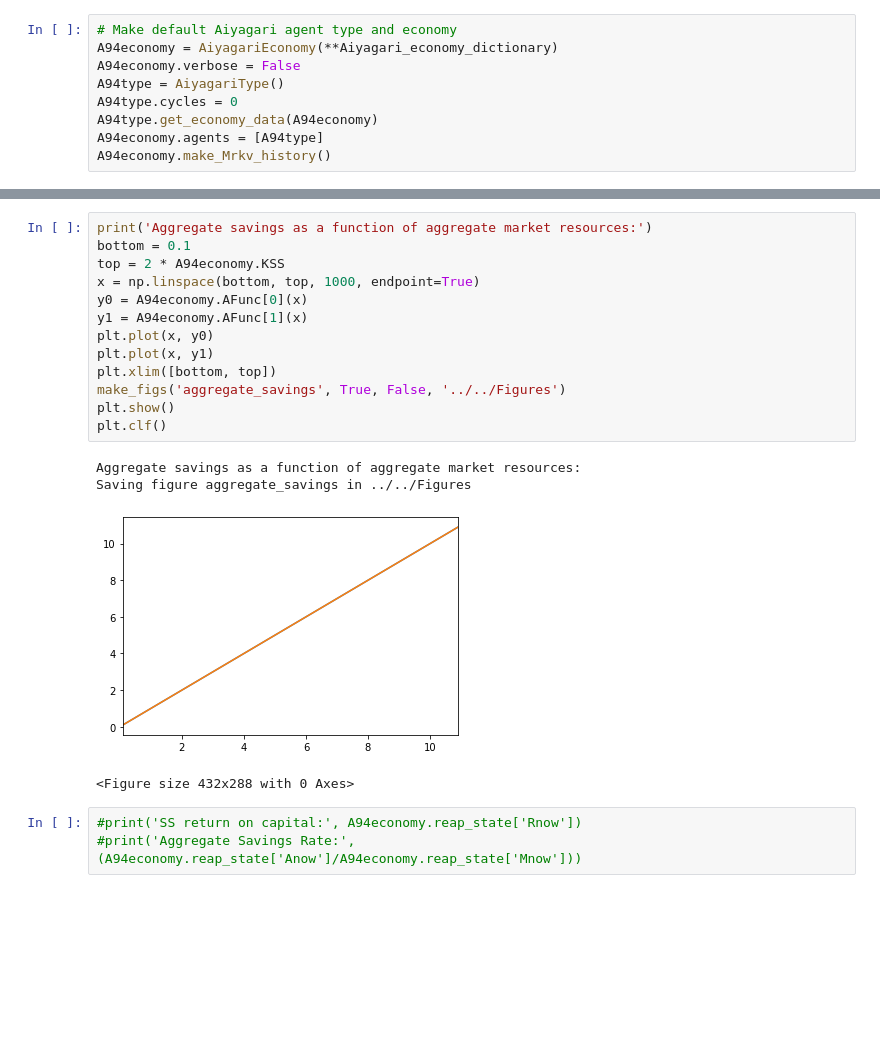
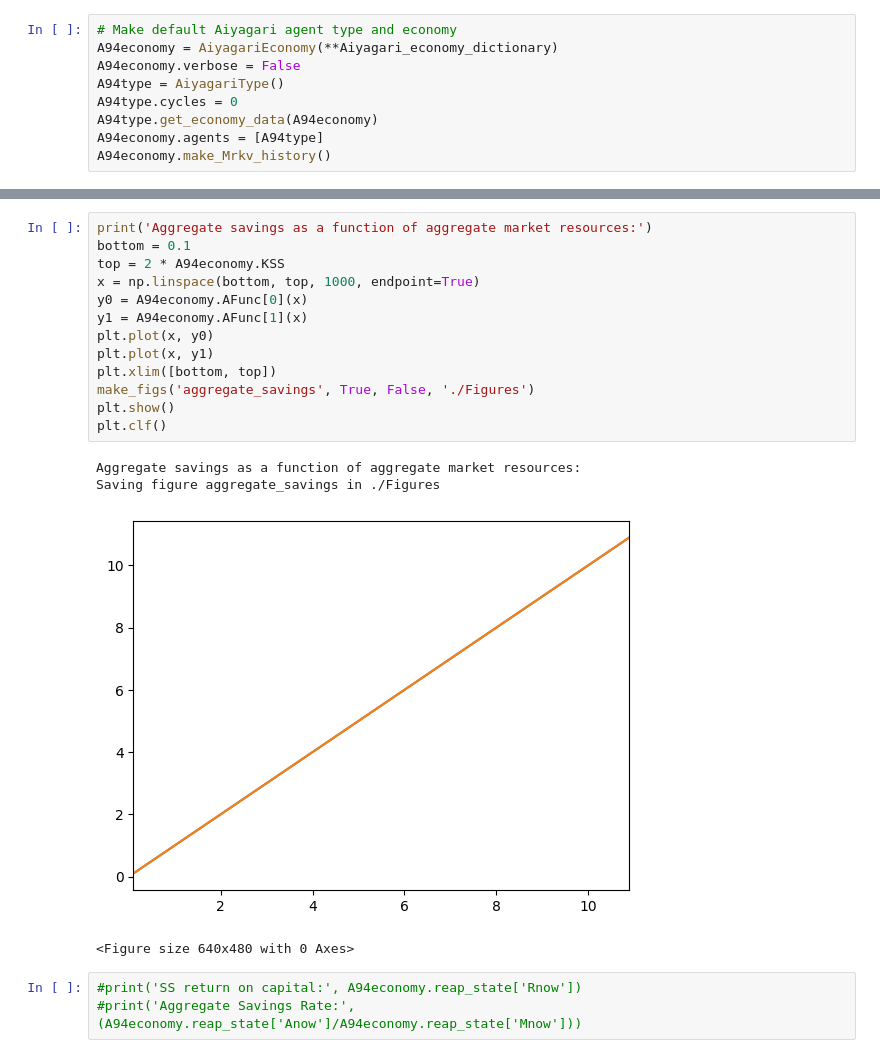
Before and after one commit to Dostenlinus/Aiyagari-HARK, a Jupyter notebook: Aiyagari-HARK.ipynb, the cells around one changed output, grey strips where cells are left out. Cells and saved outputs as stored; diff of their text form; blank space fills up the shorter version.

```diff
--- a/Aiyagari-HARK.ipynb
+++ b/Aiyagari-HARK.ipynb
@@ -256,21 +254,21 @@ Good state: log k' = 0.0717 + 0.9606 log k (r-sq = 0.9143481)
 # %%
 print('Aggregate savings as a function of aggregate market resources:')
 bottom = 0.1
 top = 2 * A94economy.KSS
 x = np.linspace(bottom, top, 1000, endpoint=True)
 y0 = A94economy.AFunc[0](x)
 y1 = A94economy.AFunc[1](x)
 plt.plot(x, y0)
 plt.plot(x, y1)
 plt.xlim([bottom, top])
-make_figs('aggregate_savings', True, False, '../../Figures')
+make_figs('aggregate_savings', True, False, './Figures')
 plt.show()
 plt.clf()
 # %% [output]
 Aggregate savings as a function of aggregate market resources:
-Saving figure aggregate_savings in ../../Figures
+Saving figure aggregate_savings in ./Figures
-[figure, old version]
+[figure, new version]
-<Figure size 432x288 with 0 Axes>
+<Figure size 640x480 with 0 Axes>
 # %%
 #print('SS return on capital:', A94economy.reap_state['Rnow'])
 #print('Aggregate Savings Rate:', (A94economy.reap_state['Anow']/A94economy.reap_state['Mnow']))
```
Also changed, not shown: parts of 43 cells of this notebook, 14 other files.
